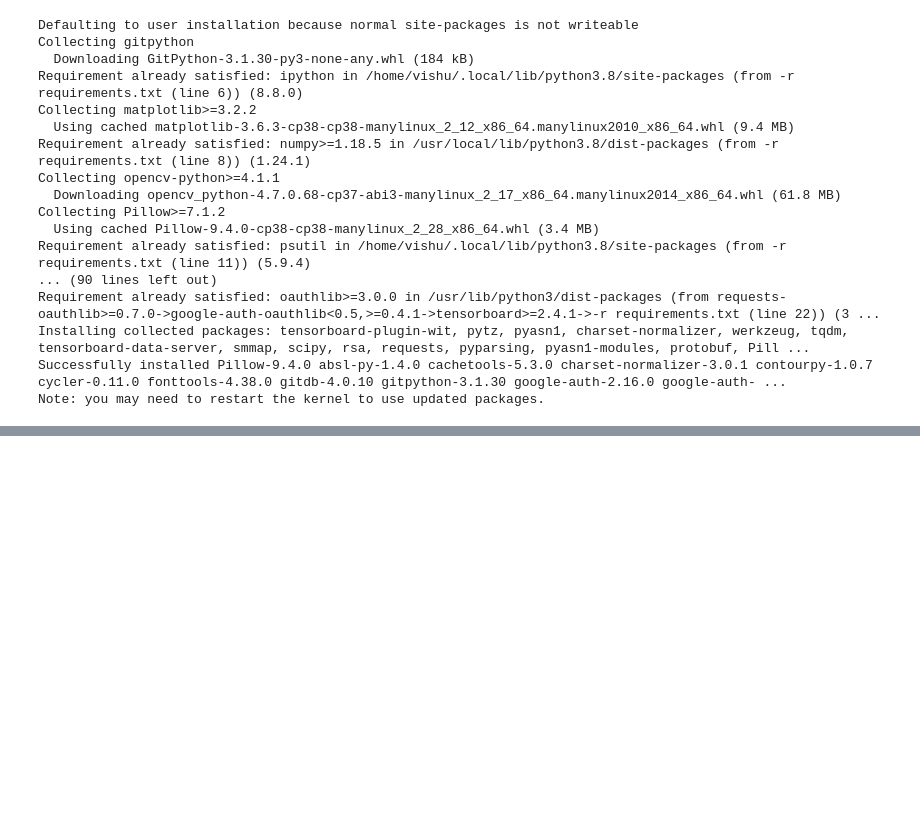
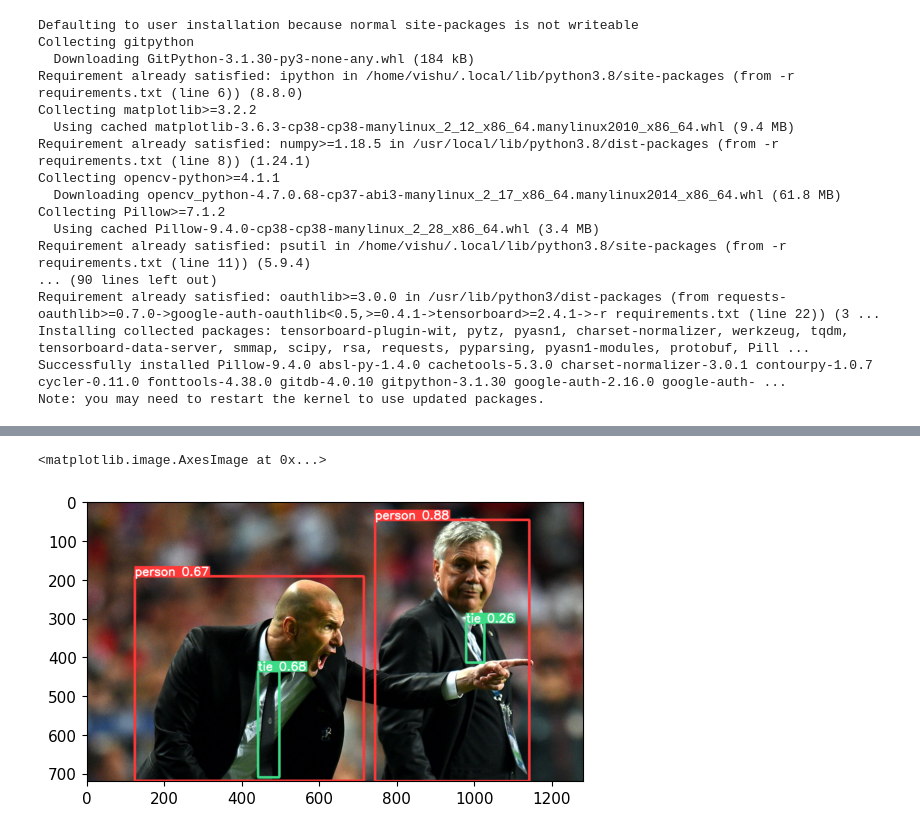
Before and after one commit to knockcat/Driver-sleepiness-detection-application, a Jupyter notebook: DriverSleepinessDetectionApplication.ipynb, the cells around one changed output, grey strips where cells are left out. Saved outputs shown, nothing was run; the diff lists cells and outputs as text; code cells hidden in the pictures; blank space fills up the shorter version.

```diff
--- a/DriverSleepinessDetectionApplication.ipynb
+++ b/DriverSleepinessDetectionApplication.ipynb
@@ -54,0 +98,5 @@ Note: you may need to restart the kernel to use updated packages.
+# %%
+plt.imshow(np.squeeze(results.render()))
+# %% [output]
+<matplotlib.image.AxesImage at 0x...>
+[figure, added]
```
Also changed, not shown: parts of 10 cells of this notebook.
